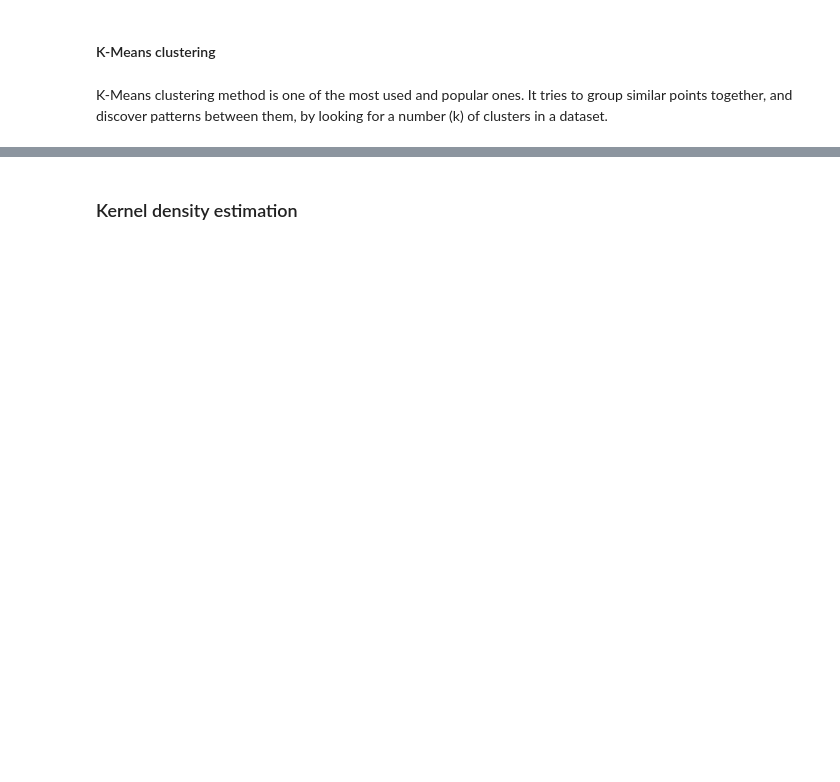
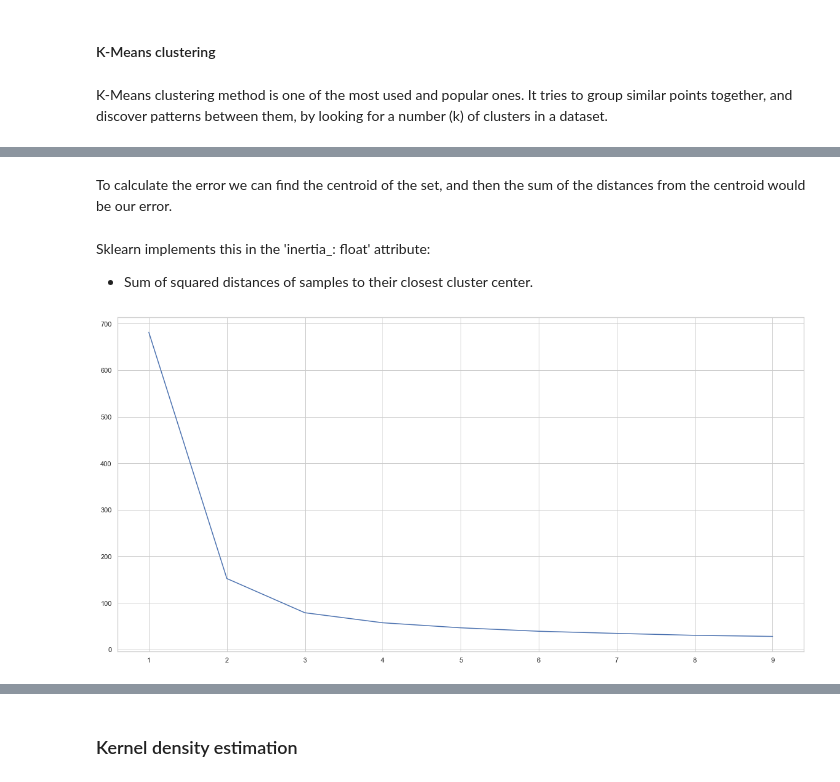
Before and after one commit to ulmii/machine-learning, a Jupyter notebook: ml.ipynb, the cells around one changed output, grey strips where cells are left out. Cells and saved outputs as stored; diff of their text form; code cells hidden in the pictures; blank space fills up the shorter version.

```diff
--- a/ml.ipynb
+++ b/ml.ipynb
@@ -199,2 +67,21 @@ K-Means clustering method is one of the most used and popular ones. It tries to
+# %% [markdown]
+To calculate the error we can find the centroid of the set, and then the sum of the distances from the centroid would be our error.
+# %% [markdown]
+Sklearn implements this in the 'inertia_: float' attribute:
+- Sum of squared distances of samples to their closest cluster center.
+# %%
+def plot_elbow(values):
+    error_sum = []
+
+    for k in range(1, 10):
+        km = KMeans(n_clusters = k).fit(values)
+        error_sum.append(km.inertia_)
+
+    plt.plot(range(1, 10), error_sum)
+    plt.show()
 # %%
 X, Y = datasets.load_iris(return_X_y=True)
+# %%
+plot_elbow(X)
+# %% [output]
+[figure, added]
```
Also changed, not shown: parts of 82 cells of this notebook.
